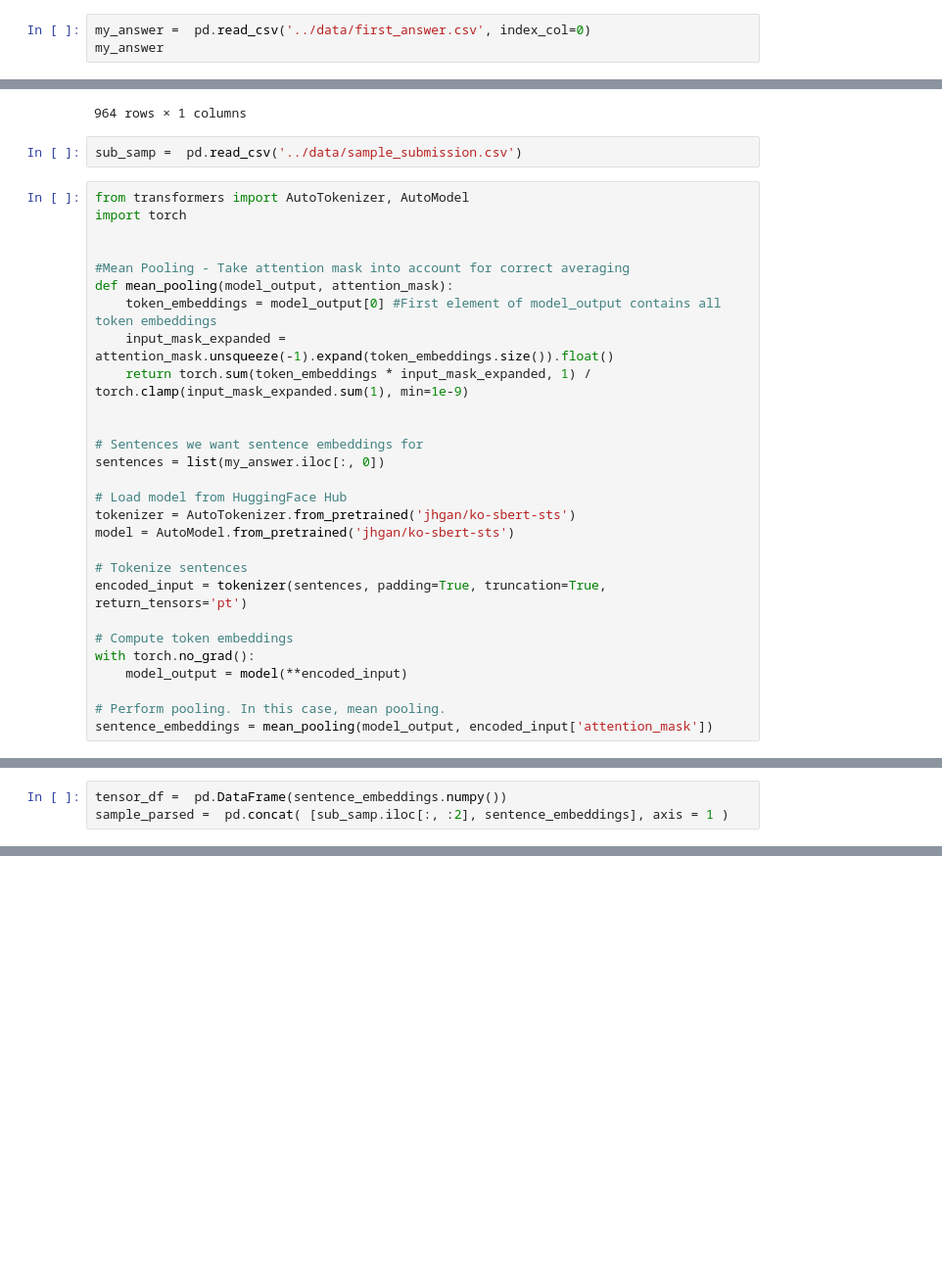
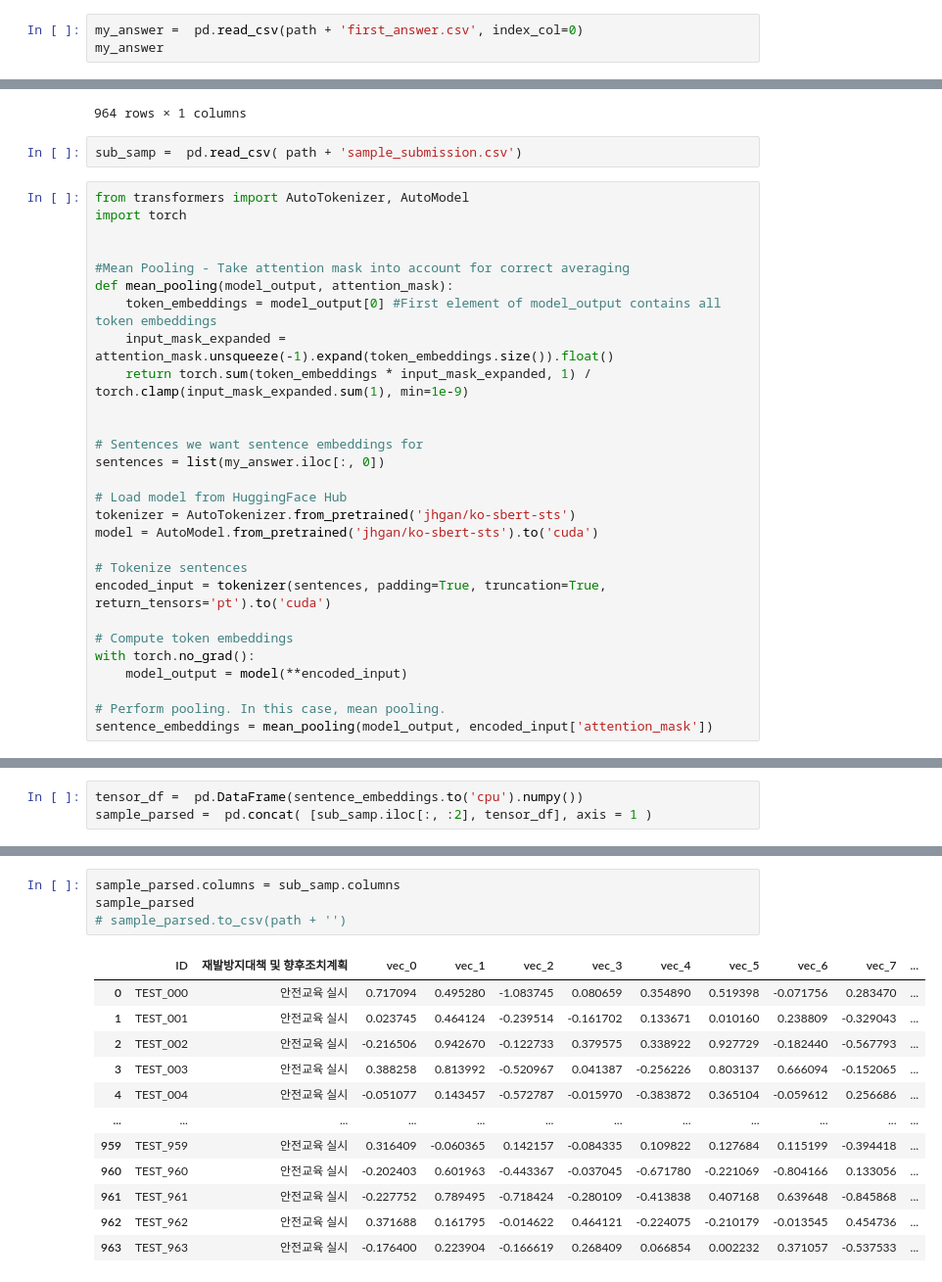
Before and after one commit to SangBeomPark-Bump/dacon_construction, a Jupyter notebook: note/06.test_parsing.ipynb, the cells around one changed output, grey strips where cells are left out. Shown: that part at 98% size. Cells and saved outputs as stored; diff of their text form; blank space fills up the shorter version.

```diff
--- a/note/06.test_parsing.ipynb
+++ b/note/06.test_parsing.ipynb
@@ -3,5 +14,5 @@ import pandas as pd
 # %%
-my_answer =  pd.read_csv('../data/first_answer.csv', index_col=0)
+my_answer =  pd.read_csv(path + 'first_answer.csv', index_col=0)
 my_answer
 # %% [output]
 |  | 0 |
@@ -18,7 +29,7 @@ my_answer
 | 963 | _REF로 작업 시 안전교육 실시, 안전보호구 착용 철저, ... |
 964 rows × 1 columns
 # %%
-sub_samp =  pd.read_csv('../data/sample_submission.csv')
+sub_samp =  pd.read_csv( path + 'sample_submission.csv')
 # %%
 from transformers import AutoTokenizer, AutoModel
 import torch
@@ -36,10 +47,10 @@ sentences = list(my_answer.iloc[:, 0])
 
 # Load model from HuggingFace Hub
 tokenizer = AutoTokenizer.from_pretrained('jhgan/ko-sbert-sts')
-model = AutoModel.from_pretrained('jhgan/ko-sbert-sts')
+model = AutoModel.from_pretrained('jhgan/ko-sbert-sts').to('cuda')
 
 # Tokenize sentences
-encoded_input = tokenizer(sentences, padding=True, truncation=True, return_tensors='pt')
+encoded_input = tokenizer(sentences, padding=True, truncation=True, return_tensors='pt').to('cuda')
 
 # Compute token embeddings
 with torch.no_grad():
@@ -50,3 +67,3 @@ sentence_embeddings = mean_pooling(model_output, encoded_input['attention_mask']
 # %%
-tensor_df =  pd.DataFrame(sentence_embeddings.numpy())
-sample_parsed =  pd.concat( [sub_samp.iloc[:, :2], sentence_embeddings], axis = 1 )
+tensor_df =  pd.DataFrame(sentence_embeddings.to('cpu').numpy())
+sample_parsed =  pd.concat( [sub_samp.iloc[:, :2], tensor_df], axis = 1 )
@@ -71,0 +70,17 @@ sample_parsed =  pd.concat( [sub_samp.iloc[:, :2], sentence_embeddings], axis =
+# %%
+sample_parsed.columns = sub_samp.columns
+sample_parsed
+# sample_parsed.to_csv(path + '')
+# %% [output]
+|  | ID | 재발방지대책 및 향후조치계획 | vec_0 | vec_1 | vec_2 | vec_3 | vec_4 | vec_5 | vec_6 | vec_7 | ... |
+| 0 | TEST_000 | 안전교육 실시 | 0.717094 | 0.495280 | -1.083745 | 0.080659 | 0.354890 | 0.519398 | -0.071756 | 0.283470 | ... |
+| 1 | TEST_001 | 안전교육 실시 | 0.023745 | 0.464124 | -0.239514 | -0.161702 | 0.133671 | 0.010160 | 0.238809 | -0.329043 | ... |
+| 2 | TEST_002 | 안전교육 실시 | -0.216506 | 0.942670 | -0.122733 | 0.379575 | 0.338922 | 0.927729 | -0.182440 | -0.567793 | ... |
+| 3 | TEST_003 | 안전교육 실시 | 0.388258 | 0.813992 | -0.520967 | 0.041387 | -0.256226 | 0.803137 | 0.666094 | -0.152065 | ... |
+| 4 | TEST_004 | 안전교육 실시 | -0.051077 | 0.143457 | -0.572787 | -0.015970 | -0.383872 | 0.365104 | -0.059612 | 0.256686 | ... |
+| ... | ... | ... | ... | ... | ... | ... | ... | ... | ... | ... | ... |
+| 959 | TEST_959 | 안전교육 실시 | 0.316409 | -0.060365 | 0.142157 | -0.084335 | 0.109822 | 0.127684 | 0.115199 | -0.394418 | ... |
+| 960 | TEST_960 | 안전교육 실시 | -0.202403 | 0.601963 | -0.443367 | -0.037045 | -0.671780 | -0.221069 | -0.804166 | 0.133056 | ... |
+| 961 | TEST_961 | 안전교육 실시 | -0.227752 | 0.789495 | -0.718424 | -0.280109 | -0.413838 | 0.407168 | 0.639648 | -0.845868 | ... |
+| 962 | TEST_962 | 안전교육 실시 | 0.371688 | 0.161795 | -0.014622 | 0.464121 | -0.224075 | -0.210179 | -0.013545 | 0.454736 | ... |
+| 963 | TEST_963 | 안전교육 실시 | -0.176400 | 0.223904 | -0.166619 | 0.268409 | 0.066854 | 0.002232 | 0.371057 | -0.537533 | ... |
```
Also changed, not shown: parts of 5 cells of this notebook.
